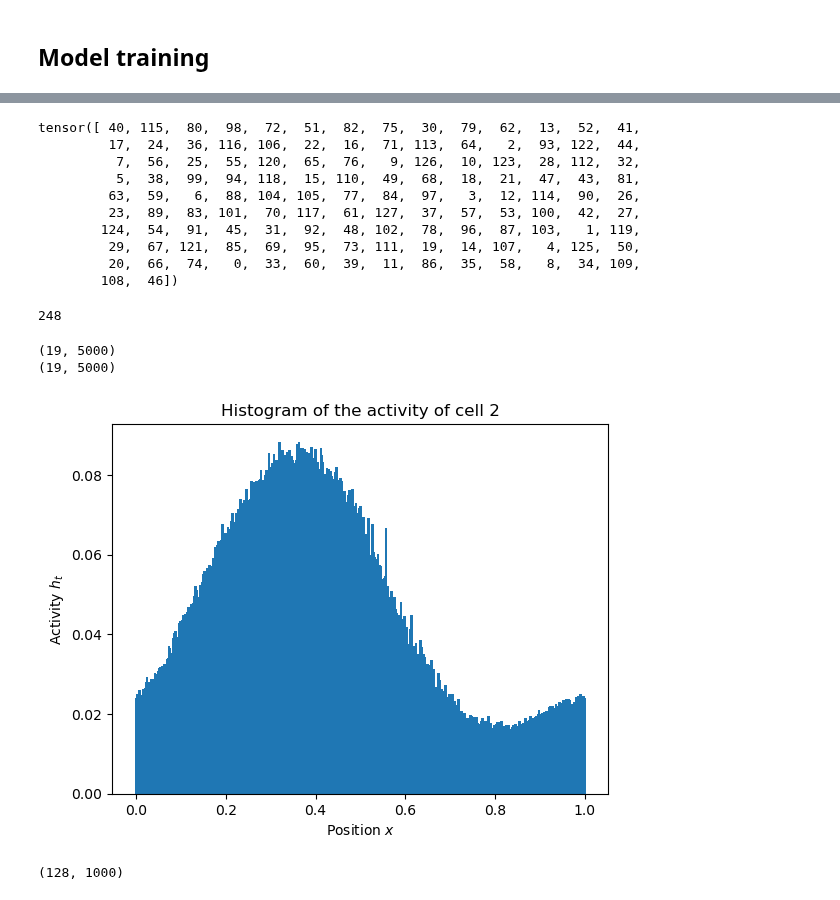
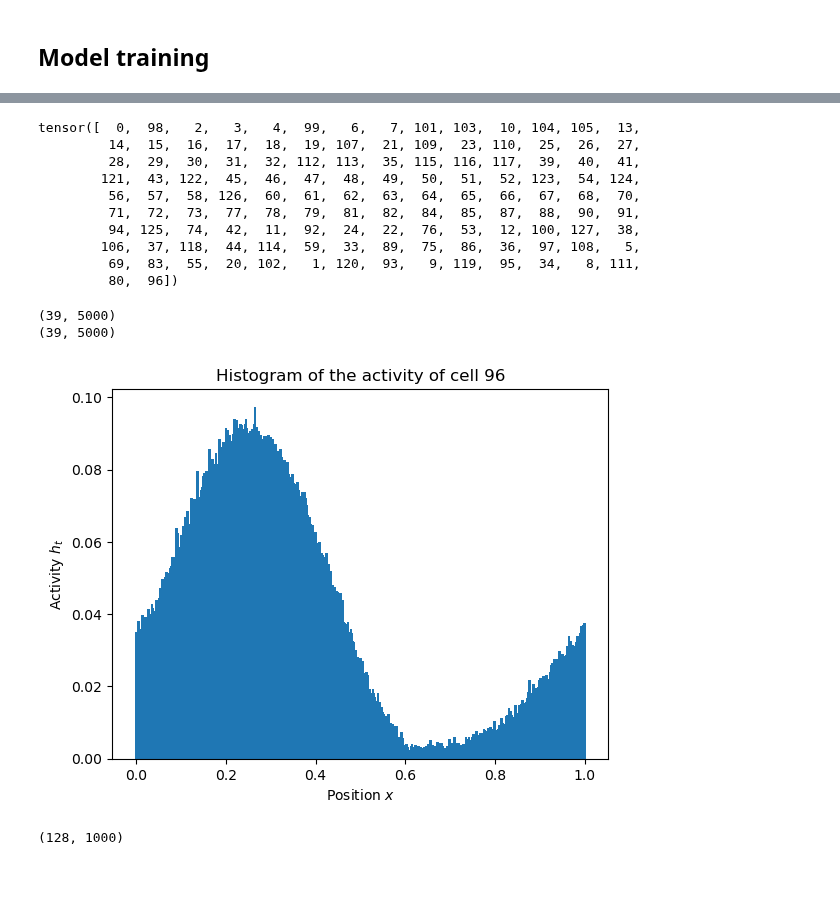
Before and after one commit to bioAI-Oslo/RNN-Adding-Problem-Representations, a Jupyter notebook: notebooks/regularized.ipynb, the cells around one changed output, grey strips where cells are left out. Cells and saved outputs as stored; diff of their text form; code cells hidden in the pictures.

```diff
--- a/notebooks/regularized.ipynb
+++ b/notebooks/regularized.ipynb
@@ -86,9 +86,10 @@ if train1:
     # model1 = torch_RNN_full_manual(input_size,t_steps,output_size,hidden_size,lr=0.001,irnn=False,outputnn=True,Wx_normalize=False,activation=False)
     # model1 = RNN_L2(input_size,t_steps,output_size,hidden_size,lr=0.001,w_decay=0.000,act_decay=1000,irnn=False,outputnn=True,Wx_normalize=False,activation=False)
     # model1 = RNN_circular_ND_pm(input_size,t_steps,output_size,hidden_size,lr=0.0001,w_decay=0.000,act_decay=0.01,irnn=True,outputnn=False,Wx_normalize=False,activation=True,rotation_init=False,bias=False)
-    model1 = RNN_circular_LowEtAl(input_size,hidden_size,lr=0.0001,irnn=True,outputnn=True,Wx_normalize=False,activation=True,bias=True,nav_space=1,batch_size=64)
+    model1 = RNN_circular_LowEtAl_reduced(input_size,hidden_size,lr=0.0001,irnn=True,outputnn=True,Wx_normalize=False,activation=True,bias=False,nav_space=1,batch_size=64)
     # print("Guess on the first 15 training data: ", model1(data[0:15]))
-    _ = model1.train(epochs=7000)
+    # _ = model1.train(epochs=7000)
+    _ = model1.train_gradual(epochs=3000)
     model1.plot_losses(average=30)
     # model1.plot_accs()
     print("Guess on the first 15 training data: ", model1(data[0:15]))
@@ -116,5 +117,6 @@ Guess on the first 15 training data:  tensor([[[ 0.1071,  0.9358],
 # %%
-# model1.base_training_tsteps = 41
+model1.base_training_tsteps = 61
 
-_ = model1.train(epochs=7000)
+_ = model1.train(epochs=2000)
 # model1.plot_losses(average=30)
+model1.plot_losses(average=30)
@@ -162,35 +162,18 @@ for i in range(128):
 # Sorted dimension from lowest to highest value in that dimension
 print(torch.argsort(torch.tensor(maxs),dim=-1))
 # %% [output]
-tensor([ 40, 115,  80,  98,  72,  51,  82,  75,  30,  79,  62,  13,  52,  41,
-         17,  24,  36, 116, 106,  22,  16,  71, 113,  64,   2,  93, 122,  44,
-          7,  56,  25,  55, 120,  65,  76,   9, 126,  10, 123,  28, 112,  32,
-          5,  38,  99,  94, 118,  15, 110,  49,  68,  18,  21,  47,  43,  81,
-         63,  59,   6,  88, 104, 105,  77,  84,  97,   3,  12, 114,  90,  26,
-         23,  89,  83, 101,  70, 117,  61, 127,  37,  57,  53, 100,  42,  27,
-        124,  54,  91,  45,  31,  92,  48, 102,  78,  96,  87, 103,   1, 119,
-         29,  67, 121,  85,  69,  95,  73, 111,  19,  14, 107,   4, 125,  50,
-         20,  66,  74,   0,  33,  60,  39,  11,  86,  35,  58,   8,  34, 109,
-        108,  46])
+tensor([  0,  98,   2,   3,   4,  99,   6,   7, 101, 103,  10, 104, 105,  13,
+         14,  15,  16,  17,  18,  19, 107,  21, 109,  23, 110,  25,  26,  27,
+         28,  29,  30,  31,  32, 112, 113,  35, 115, 116, 117,  39,  40,  41,
+        121,  43, 122,  45,  46,  47,  48,  49,  50,  51,  52, 123,  54, 124,
+         56,  57,  58, 126,  60,  61,  62,  63,  64,  65,  66,  67,  68,  70,
+         71,  72,  73,  77,  78,  79,  81,  82,  84,  85,  87,  88,  90,  91,
+         94, 125,  74,  42,  11,  92,  24,  22,  76,  53,  12, 100, 127,  38,
+        106,  37, 118,  44, 114,  59,  33,  89,  75,  86,  36,  97, 108,   5,
+         69,  83,  55,  20, 102,   1, 120,  93,   9, 119,  95,  34,   8, 111,
+         80,  96])
-# %%
-model1.hidden_size
-# %% [output]
-248
-# %%
-def datagen_lowetal(n_data,t_steps):
-    theta_mean = torch.randn((n_data,1)) * 0.1
-    theta = torch.randn((n_data,t_steps)) * 0.3
-    dtheta = theta_mean + theta
-    path_integrated = torch.cumsum(dtheta, dim=1)
-    labels = torch.zeros((n_data,t_steps,2))
-    labels[:,:,1] = torch.cos(path_integrated)
-    labels[:,:,0] = torch.sin(path_integrated)
-    # Necessary to fit into nn model
-    data = dtheta.unsqueeze(2)
-    path_integrated_bounded = torch.remainder(path_integrated, 2*np.pi) # For use in analysis
-    return data, labels, path_integrated_bounded
 # %%
-t_test = 20
+t_test = 40
 
 # data,labels = datagen_truecircular_pm(1000,t_test)
 data, _, labels = datagen_lowetal(5000,t_test)
@@ -210,7 +193,7 @@ hts = model1(data[0:test_batch_size],raw=True)
 
 hts = hts.detach().numpy() # Shape [t_steps, batch_size, hidden_size] = [21, 64, 128]
 
-k = 2 # What cell to see the histogram of
+k = 96 # What cell to see the histogram of
 
 hts_k = abs(hts[1:-1,:,k])
 print(hts_k.shape)
@@ -225,36 +208,36 @@ plt.bar(bin_edges[:-1],bin_means,width=6/bins)
 plt.title("Histogram of the activity of cell "+str(k))
 plt.xlabel(r"Position $x$")
 plt.ylabel(r"Activity $h_t$")
 plt.show()
 
 # print(hts.shape)
 
 # fig, ax = plt.subplots(32,4,subplot_kw={'projection': 'polar'})
 # fig.set_size_inches(15, 80)
 # fig.subplots_adjust(hspace=1,wspace=0.2)
 
 activity = np.zeros((128,bins))
 
 for k in tqdm(range(128)):
     # k = 103 # What cell to see the histogram of
     hts_k = abs(hts[1:-1,:,k])
     # print(hts_k.shape)
 
     # Bins equally spaced from 0 to 1 in time_steps amount of bins
     bin_means, bin_edges, binnumber = stats.binned_statistic(xs.flatten(),hts_k.flatten(),statistic='mean',bins=bins)
     activity[k,:] = bin_means
     np.nan_to_num(activity,copy=False)
     # Bar plot of the histogram
     # ax[k//4,k%4].bar(bin_edges[:-1]*2*np.pi,bin_means,width=6/bins)
     # # ax[].bar(bin_edges[:-1]*2*np.pi,bin_means,width=6/bins)
     # ax[k//4,k%4].set_title("Cell "+str(k))
     # Adjust space between subplots
 
 # plt.show()
 # %% [output]
-(19, 5000)
-(19, 5000)
+(39, 5000)
+(39, 5000)
-[figure, old version]
+[figure, new version]
 # %%
 activity.shape
 # %% [output]
```
Also changed, not shown: parts of 12 cells of this notebook, 1 other file.
